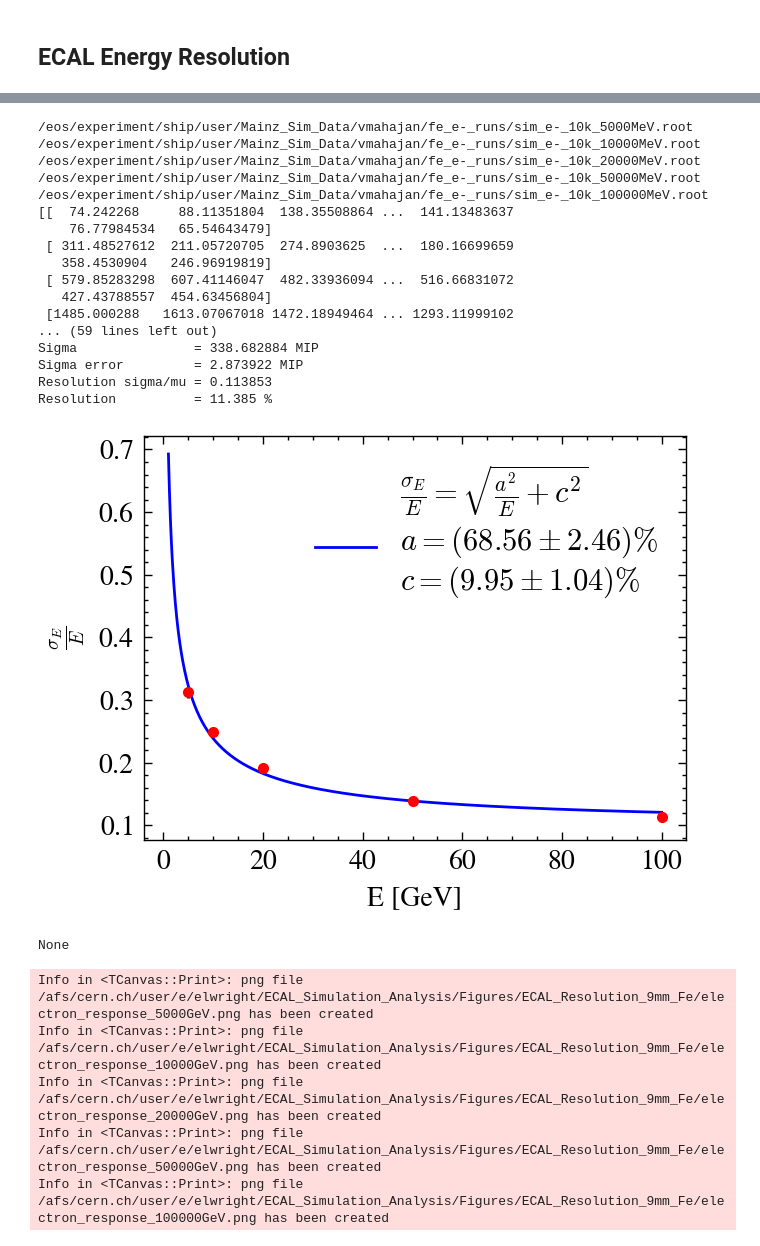
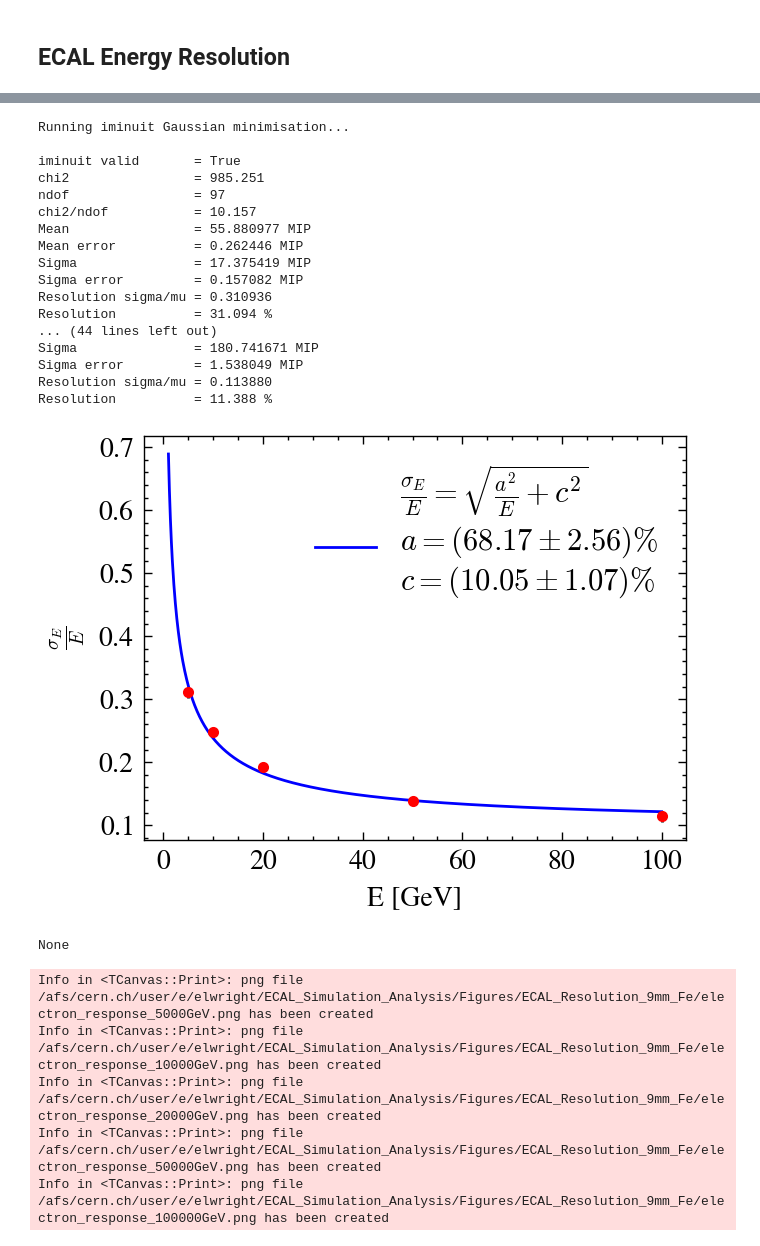
Before and after one commit to ElliottPWright/ECAL_Simulation_Analysis, a Jupyter notebook: Python/GeoModelSplitCal_Extraction.ipynb, the cells around one changed output, grey strips where cells are left out. Cells and saved outputs as stored; diff of their text form; code cells hidden in the pictures.

Commit message:
06.10.26: resolved issue with using MIP calibration on ECAL resolution

```diff
--- a/Python/GeoModelSplitCal_Extraction.ipynb
+++ b/Python/GeoModelSplitCal_Extraction.ipynb
@@ -132,12 +131,12 @@ Sim = SimFileReader(os.path.join(file_path, "sim_mu-_10k_10000MeV.root"))
 MIP = MIP_Calibration(os.path.join(file_path, "sim_mu-_10k_10000MeV.root"), plotting_directory)
 
 
-results = MIP.perform_fit()
+calibration_9mm_Fe = MIP.perform_fit()
 
 print()
 print(".........................................")
 print("Printing Results of MIP calibration")
-print(results)
+print(calibration_9mm_Fe)
 # %% [output]
 ======================================
 MIP_1cm
@@ -198,32 +197,32 @@ Info in <TCanvas::Print>: png file /afs/cern.ch/user/e/elwright/ECAL_Simulation_
 # %%
 energies = np.array([5_000, 10_000, 20_000, 50_000, 100_000])
 
 file_path =  r"/eos/experiment/ship/user/Mainz_Sim_Data/vmahajan/fe_e-_runs"
 plotting_directory = r"/afs/cern.ch/user/e/elwright/ECAL_Simulation_Analysis/Figures/ECAL_Resolution_9mm_Fe"
 
-ECAL = ECAL_Resolution(file_path, plotting_directory)
+ECAL = ECAL_Resolution(file_path, plotting_directory, calibration_9mm_Fe[:,0])
 
 results = ECAL.perform_fit(energies, plotting_directory)
 print(results)
 # %% [output]
-/eos/experiment/ship/user/Mainz_Sim_Data/vmahajan/fe_e-_runs/sim_e-_10k_5000MeV.root
-/eos/experiment/ship/user/Mainz_Sim_Data/vmahajan/fe_e-_runs/sim_e-_10k_10000MeV.root
-/eos/experiment/ship/user/Mainz_Sim_Data/vmahajan/fe_e-_runs/sim_e-_10k_20000MeV.root
-/eos/experiment/ship/user/Mainz_Sim_Data/vmahajan/fe_e-_runs/sim_e-_10k_50000MeV.root
-/eos/experiment/ship/user/Mainz_Sim_Data/vmahajan/fe_e-_runs/sim_e-_10k_100000MeV.root
-[[  74.242268     88.11351804  138.35508864 ...  141.13483637
-    76.77984534   65.54643479]
- [ 311.48527612  211.05720705  274.8903625  ...  180.16699659
-   358.4530904   246.96919819]
- [ 579.85283298  607.41146047  482.33936094 ...  516.66831072
-   427.43788557  454.63456804]
- [1485.000288   1613.07067018 1472.18949464 ... 1293.11999102
-... (59 lines left out)
-Sigma               = 338.682884 MIP
-Sigma error         = 2.873922 MIP
-Resolution sigma/mu = 0.113853
-Resolution          = 11.385 %
+Running iminuit Gaussian minimisation...
+
+iminuit valid       = True
+chi2                = 985.251
+ndof                = 97
+chi2/ndof           = 10.157
+Mean                = 55.880977 MIP
+Mean error          = 0.262446 MIP
+Sigma               = 17.375419 MIP
+Sigma error         = 0.157082 MIP
+Resolution sigma/mu = 0.310936
+Resolution          = 31.094 %
+... (44 lines left out)
+Sigma               = 180.741671 MIP
+Sigma error         = 1.538049 MIP
+Resolution sigma/mu = 0.113880
+Resolution          = 11.388 %
-[figure, old version]
+[figure, new version]
 None
 Info in <TCanvas::Print>: png file /afs/cern.ch/user/e/elwright/ECAL_Simulation_Analysis/Figures/ECAL_Resolution_9mm_Fe/electron_response_5000GeV.png has been created
 Info in <TCanvas::Print>: png file /afs/cern.ch/user/e/elwright/ECAL_Simulation_Analysis/Figures/ECAL_Resolution_9mm_Fe/electron_response_10000GeV.png has been created
```
Also changed, not shown: parts of 3 cells of this notebook, 1 other file.
